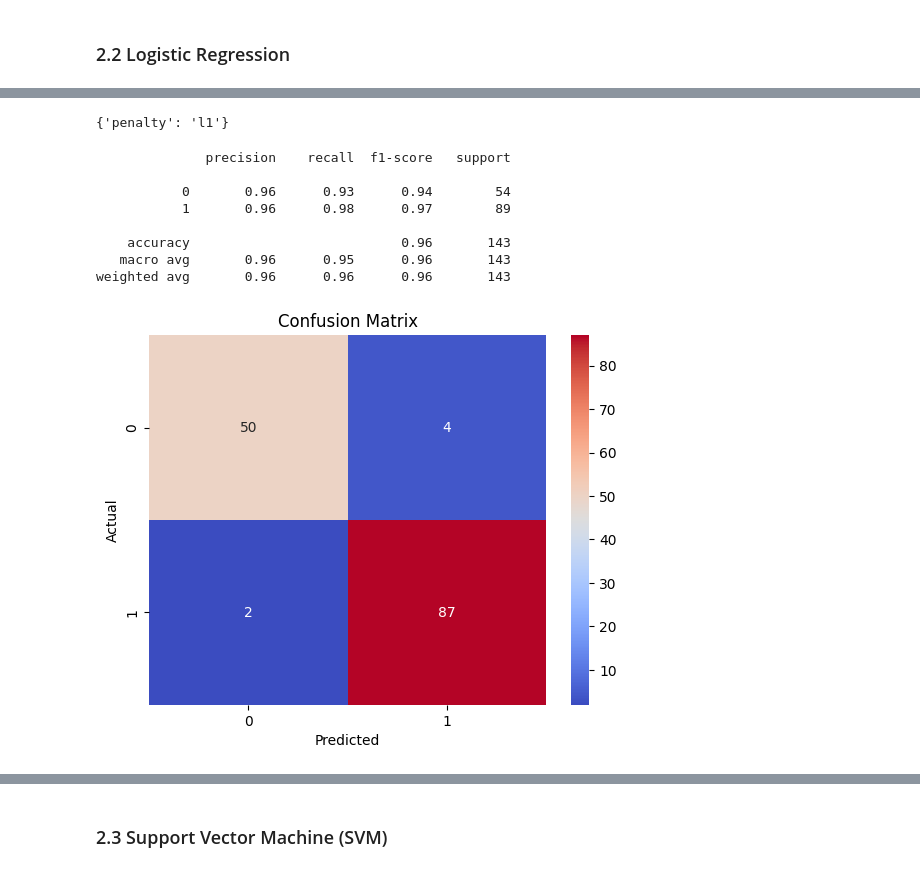
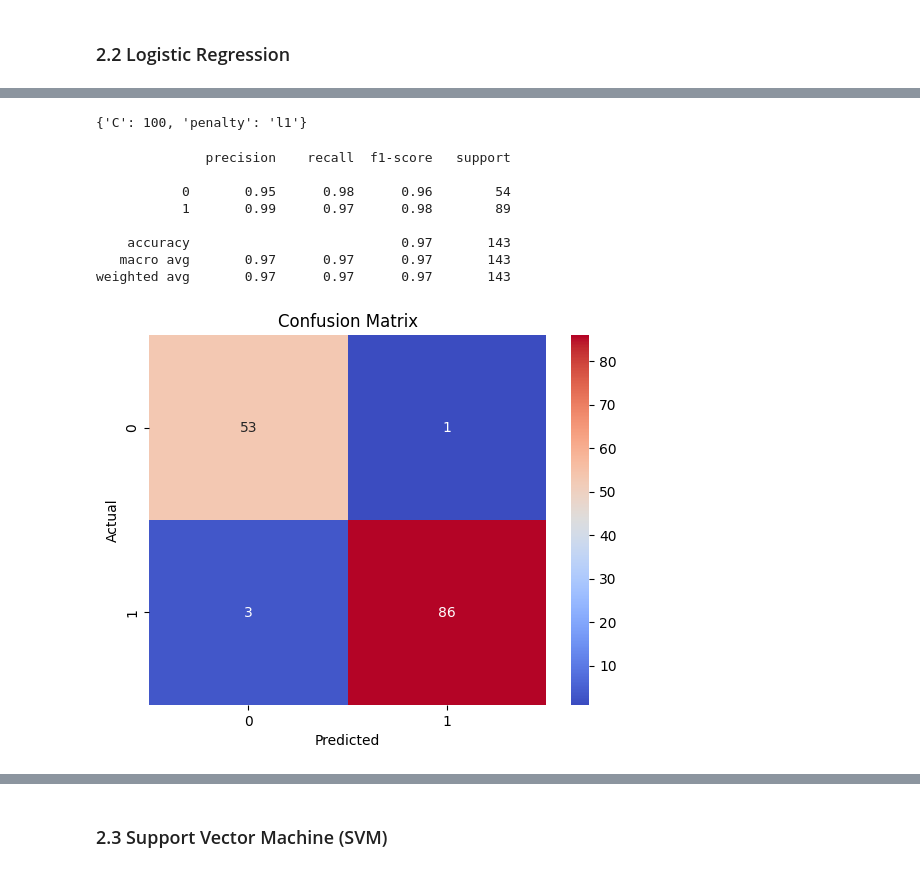
Before and after one commit to Mohammed-Abed-Alkareem/ML-Algorithms-Evaluation, a Jupyter notebook: AssignmentFiles/assignment.ipynb, the cells around one changed output, grey strips where cells are left out. Drawn from its saved outputs; the diff is of its cells as text; code cells hidden in the pictures.

```diff
--- a/AssignmentFiles/assignment.ipynb
+++ b/AssignmentFiles/assignment.ipynb
@@ -322,8 +322,9 @@ AUC: 0.9954223886808156
 # Logistic Regression
 
 penalties = ['l1', 'l2']
+c_values = [0.001, 0.01, 0.1, 1, 10, 100]
 
-param_grid = {'penalty': penalties}
+param_grid = {'penalty': penalties, 'C': c_values}
 
 log_reg = LogisticRegression(max_iter=10000, solver='liblinear')
 grid_search = GridSearchCV(log_reg, param_grid, cv=5, scoring='accuracy')
@@ -336,35 +351,35 @@ GridSearchCV(cv=5,
 # %%
 grid_search.best_params_
 # %% [output]
-{'penalty': 'l1'}
+{'C': 100, 'penalty': 'l1'}
 # %%
 # Train with the best parameters
-log_reg = LogisticRegression(max_iter=10000, solver='liblinear', penalty='l1')
+log_reg = LogisticRegression(max_iter=10000, solver='liblinear', penalty='l1', C=100)
 log_reg.fit(X_train, y_train)
 
 # Test on the test set
 y_pred = log_reg.predict(X_test)
 
 # Get full report
 print(classification_report(y_test, y_pred))
 
 # Confusion matrix plot
 cm = confusion_matrix(y_test, y_pred)
 sns.heatmap(cm, annot=True, fmt='d', cmap='coolwarm')
 plt.xlabel('Predicted')
 plt.ylabel('Actual')
 plt.title('Confusion Matrix')
 plt.show()
 # %% [output]
               precision    recall  f1-score   support
 
-           0       0.96      0.93      0.94        54
-           1       0.96      0.98      0.97        89
+           0       0.95      0.98      0.96        54
+           1       0.99      0.97      0.98        89
 
-    accuracy                           0.96       143
-   macro avg       0.96      0.95      0.96       143
-weighted avg       0.96      0.96      0.96       143
+    accuracy                           0.97       143
+   macro avg       0.97      0.97      0.97       143
+weighted avg       0.97      0.97      0.97       143
-[figure, old version]
+[figure, new version]
 # %%
 
 # Generate ROC Curve
```
Also changed, not shown: parts of 3 cells of this notebook.
